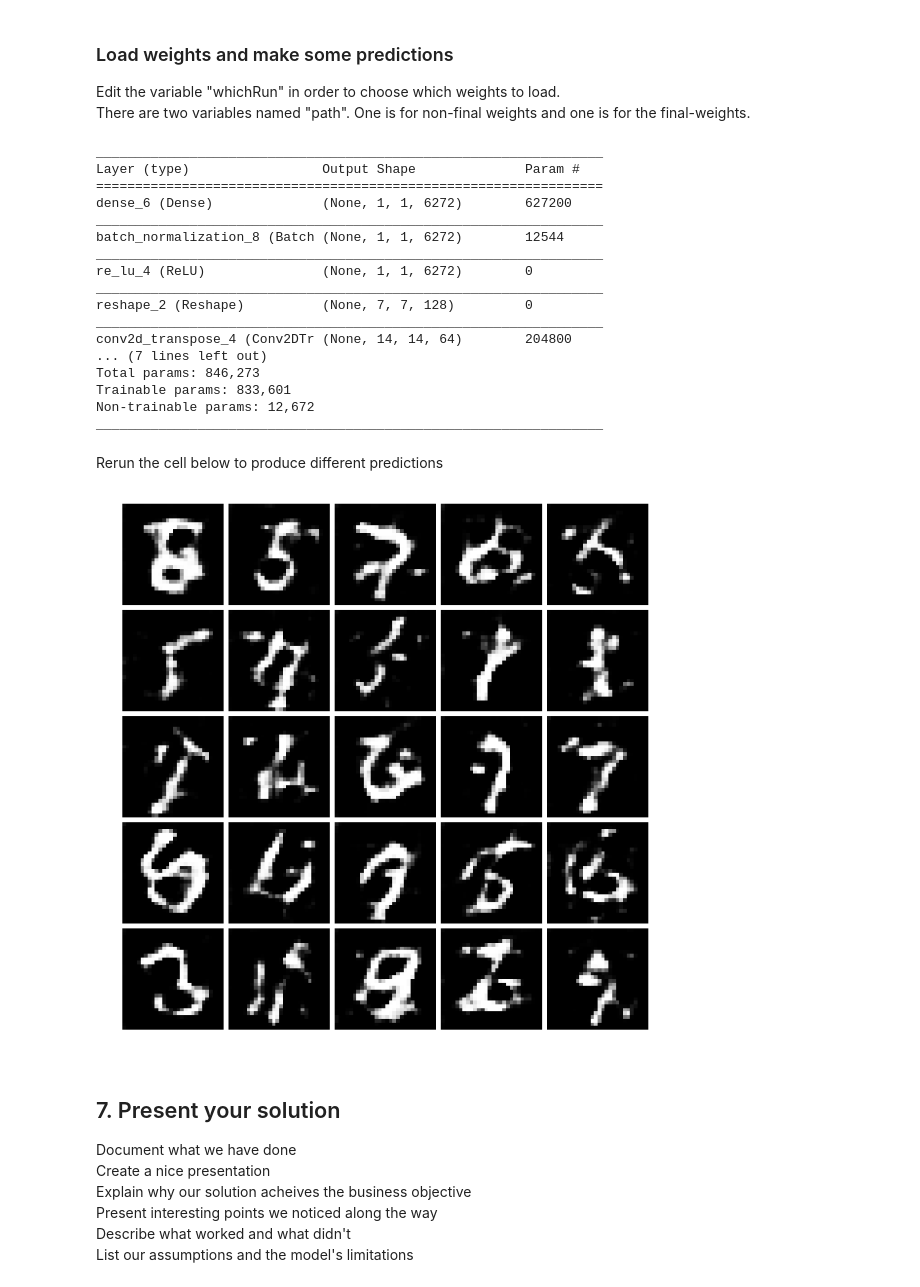
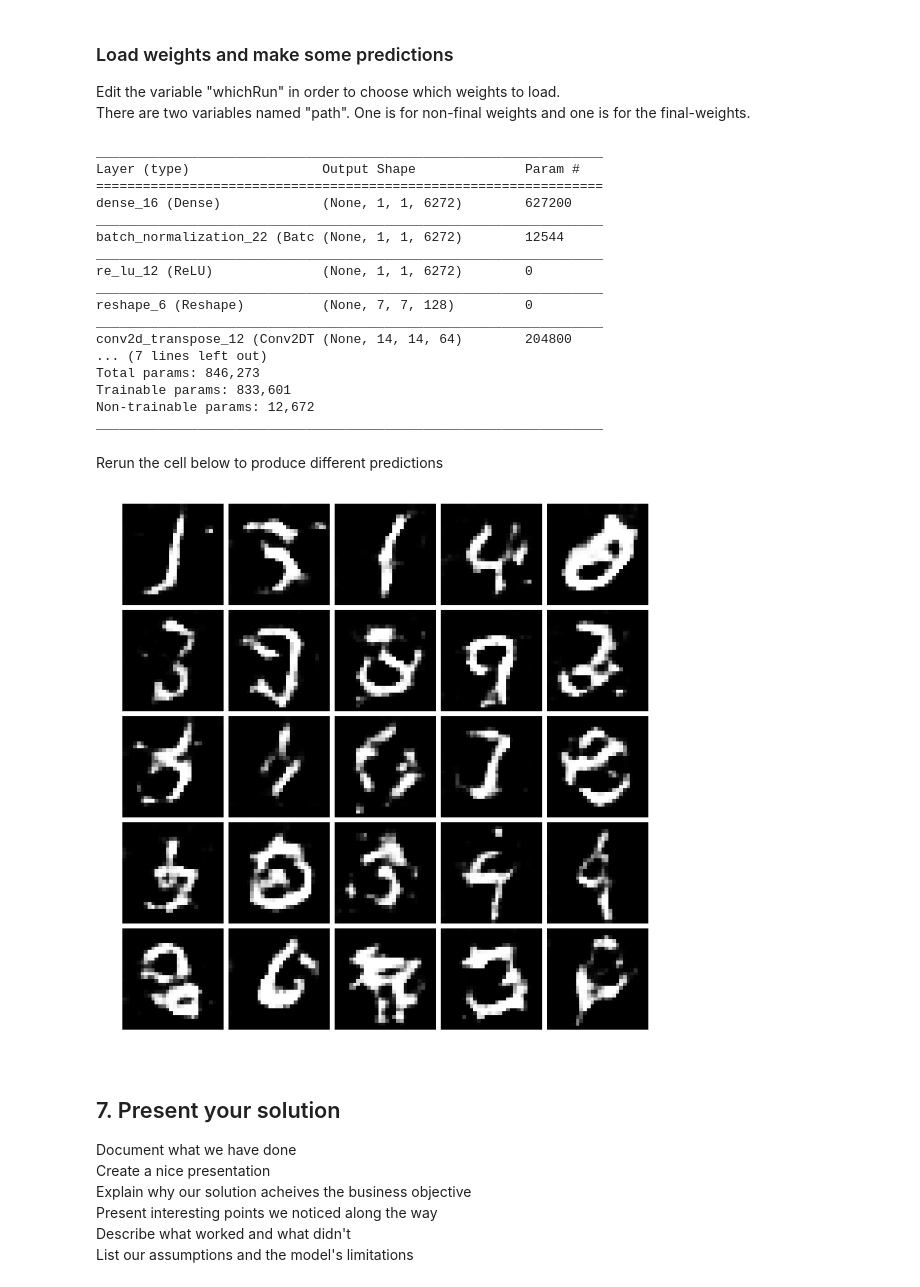
Before and after one commit to ElersA/DCGAN-MNIST, a Jupyter notebook: Project.ipynb, the cells around one changed output. Saved outputs shown, nothing was run; the diff lists cells and outputs as text; code cells hidden in the pictures.

```diff
--- a/Project.ipynb
+++ b/Project.ipynb
@@ -420,8 +420,7 @@ There are two variables named "path". One is for non-final weights and one is fo
 # Build the models
 generator = buildGenerator()
 
-
-whichRun = "2018-12-21_10.40.08" # REPLACE THIS WITH THE RUN YOU WANT TO LOAD
+whichRun = "2018-12-21_10.58.43" # REPLACE THIS WITH THE RUN YOU WANT TO LOAD
 path = os.path.join(os.curdir, "runs", whichRun, "weights", "generator.h5")          # If you want non-final weight
 #path = os.path.join(os.curdir, "runs", whichRun, "weights", "FINAL-generator.h5")   # If you want final weight
 generator.load_weights(path)
@@ -429,15 +428,15 @@ generator.load_weights(path)
 _________________________________________________________________
 Layer (type)                 Output Shape              Param #
 =================================================================
-dense_6 (Dense)              (None, 1, 1, 6272)        627200
+dense_16 (Dense)             (None, 1, 1, 6272)        627200
 _________________________________________________________________
-batch_normalization_8 (Batch (None, 1, 1, 6272)        12544
+batch_normalization_22 (Batc (None, 1, 1, 6272)        12544
 _________________________________________________________________
-re_lu_4 (ReLU)               (None, 1, 1, 6272)        0
+re_lu_12 (ReLU)              (None, 1, 1, 6272)        0
 _________________________________________________________________
-reshape_2 (Reshape)          (None, 7, 7, 128)         0
+reshape_6 (Reshape)          (None, 7, 7, 128)         0
 _________________________________________________________________
-conv2d_transpose_4 (Conv2DTr (None, 14, 14, 64)        204800
+conv2d_transpose_12 (Conv2DT (None, 14, 14, 64)        204800
 ... (7 lines left out)
 Total params: 846,273
 Trainable params: 833,601
@@ -445,12 +444,20 @@ Non-trainable params: 12,672
 _________________________________________________________________
 # %% [markdown]
 Rerun the cell below to produce different predictions
-# %%
-test_noise = np.random.uniform(low=-1, high=1, size=(32, 1, 1, 100))
-imgs = generator.predict_on_batch(test_noise)
-plotGeneratedImages(imgs, None, save=False)
-# %% [output]
-[figure, removed]
+# %%
+batch_size = 32
+test_noise = np.random.uniform(low=-1, high=1, size=(batch_size, 1, 1, 100))
+imgs = generator.predict_on_batch(test_noise)
+plotGeneratedImages(imgs, None, save=False)
+
+#fig = plt.figure(figsize=(25,25))
+#plt.subplots_adjust(left=0.3, bottom=0.5, right=0.6, top=0.8, wspace=0.05, hspace=0.05)
+#maxNumPics = min(batch_size, 26) # Prevents an error if we use a batch size smaller than 26
+#for i in range(1, maxNumPics):
+#    fig.add_subplot(5,5,i).imshow(np.squeeze(imgs, 3)[i,:,:], cmap="gray") # Squeeze to remove channel axis
+#    plt.axis("off")
+# %% [output]
+[figure, added]
 # %% [markdown]
 ## 7. Present your solution
 
```
Also changed, not shown: parts of 2 cells of this notebook.
